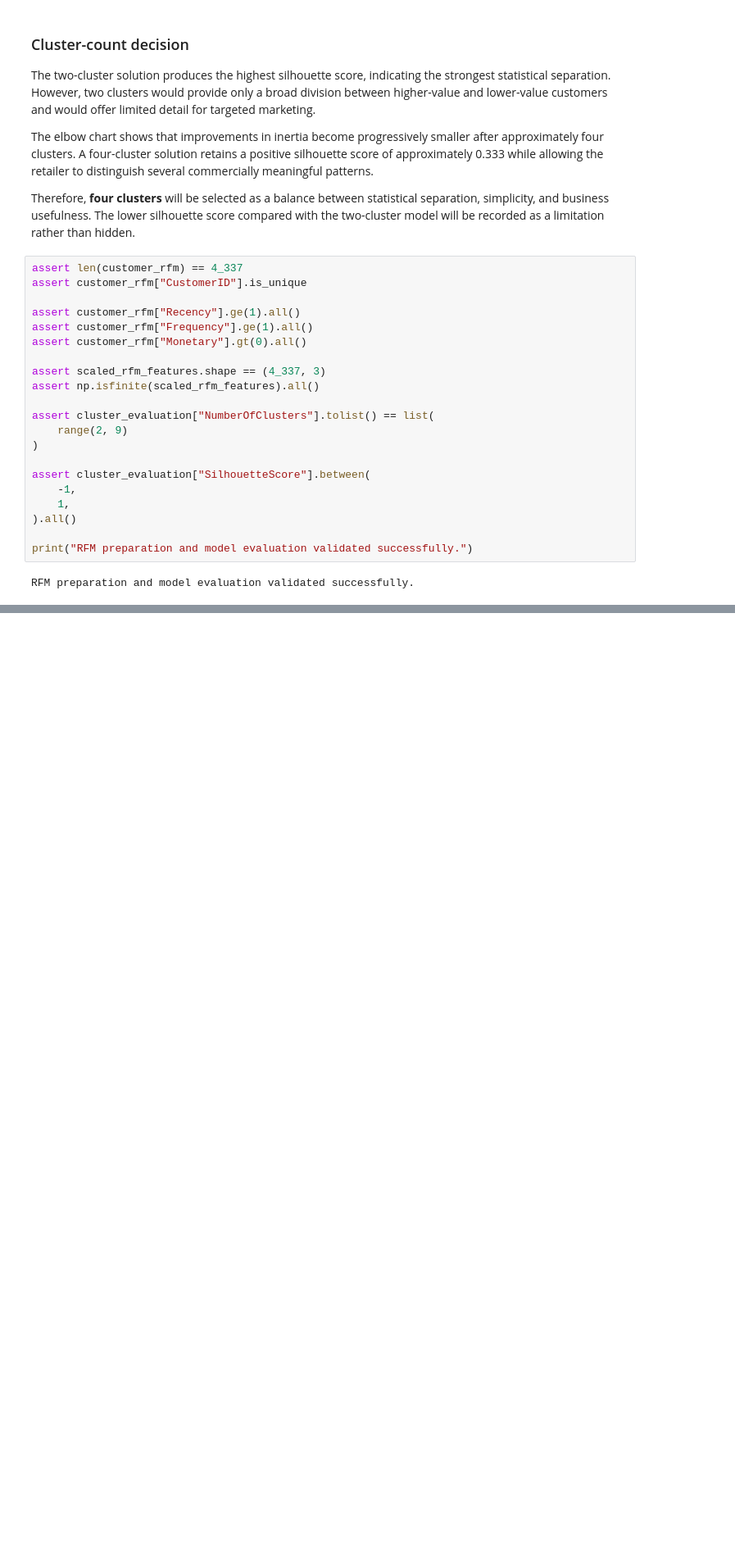
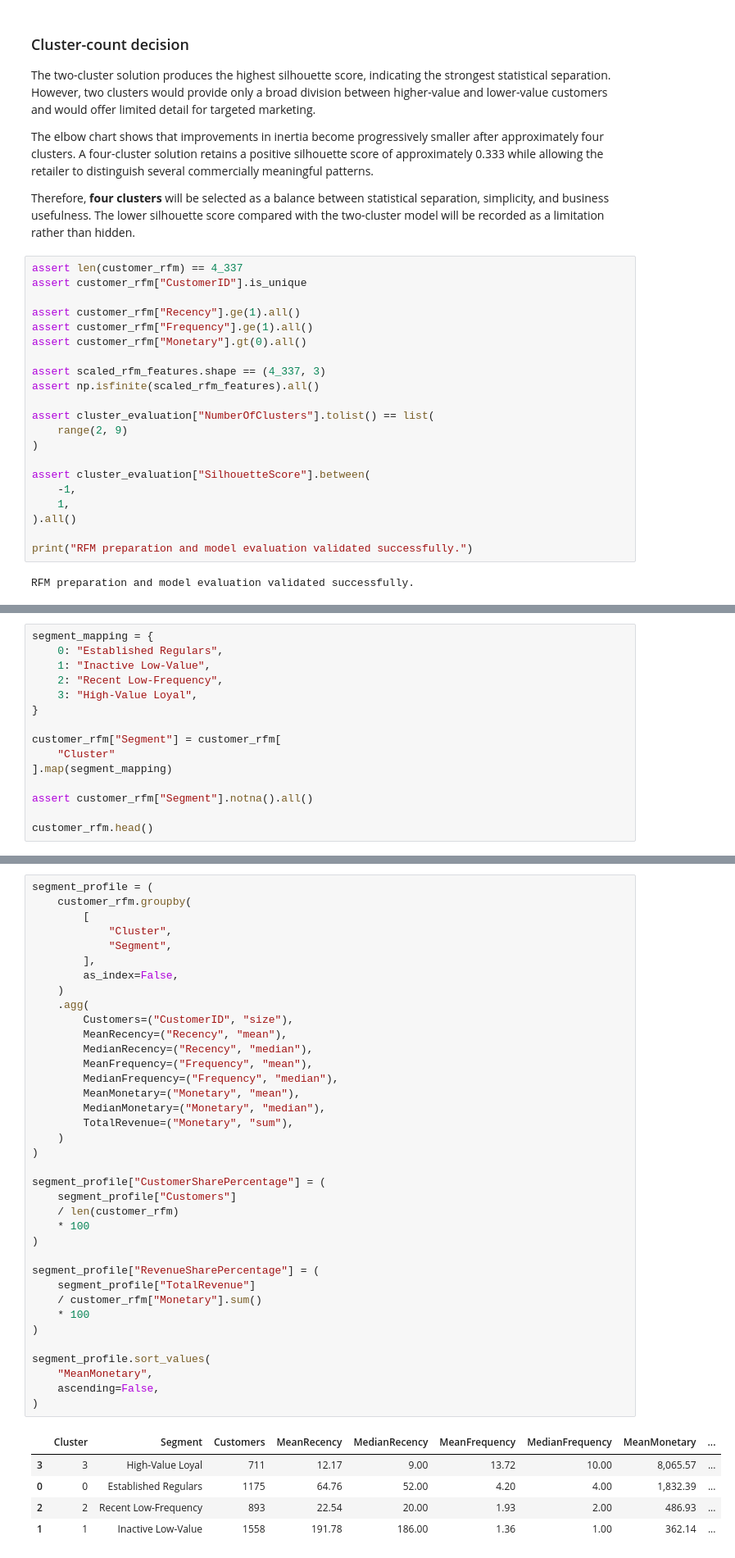
Before and after one commit to Ellusive89/CI-DA-Project-2-Online-Retail-Transaction-Analysis, a Jupyter notebook: jupyter_notebooks/04_Customer_Segmentation.ipynb, the cells around one changed output, grey strips where cells are left out. Shown at 82% size. Cells and saved outputs as stored; diff of their text form; blank space fills up the shorter version.

```diff
--- a/jupyter_notebooks/04_Customer_Segmentation.ipynb
+++ b/jupyter_notebooks/04_Customer_Segmentation.ipynb
@@ -372,0 +447,15 @@ RFM preparation and model evaluation validated successfully.
+# %%
+segment_mapping = {
+    0: "Established Regulars",
+    1: "Inactive Low-Value",
+    2: "Recent Low-Frequency",
+    3: "High-Value Loyal",
+}
+
+customer_rfm["Segment"] = customer_rfm[
+    "Cluster"
+].map(segment_mapping)
+
+assert customer_rfm["Segment"].notna().all()
+
+customer_rfm.head()
@@ -372,0 +469,43 @@ RFM preparation and model evaluation validated successfully.
+# %%
+segment_profile = (
+    customer_rfm.groupby(
+        [
+            "Cluster",
+            "Segment",
+        ],
+        as_index=False,
+    )
+    .agg(
+        Customers=("CustomerID", "size"),
+        MeanRecency=("Recency", "mean"),
+        MedianRecency=("Recency", "median"),
+        MeanFrequency=("Frequency", "mean"),
+        MedianFrequency=("Frequency", "median"),
+        MeanMonetary=("Monetary", "mean"),
+        MedianMonetary=("Monetary", "median"),
+        TotalRevenue=("Monetary", "sum"),
+    )
+)
+
+segment_profile["CustomerSharePercentage"] = (
+    segment_profile["Customers"]
+    / len(customer_rfm)
+    * 100
+)
+
+segment_profile["RevenueSharePercentage"] = (
+    segment_profile["TotalRevenue"]
+    / customer_rfm["Monetary"].sum()
+    * 100
+)
+
+segment_profile.sort_values(
+    "MeanMonetary",
+    ascending=False,
+)
+# %% [output]
+|  | Cluster | Segment | Customers | MeanRecency | MedianRecency | MeanFrequency | MedianFrequency | MeanMonetary | ... |
+| 3 | 3 | High-Value Loyal | 711 | 12.17 | 9.00 | 13.72 | 10.00 | 8,065.57 | ... |
+| 0 | 0 | Established Regulars | 1175 | 64.76 | 52.00 | 4.20 | 4.00 | 1,832.39 | ... |
+| 2 | 2 | Recent Low-Frequency | 893 | 22.54 | 20.00 | 1.93 | 2.00 | 486.93 | ... |
+| 1 | 1 | Inactive Low-Value | 1558 | 191.78 | 186.00 | 1.36 | 1.00 | 362.14 | ... |
```
Also changed, not shown: parts of 13 cells of this notebook, 1 other file.
